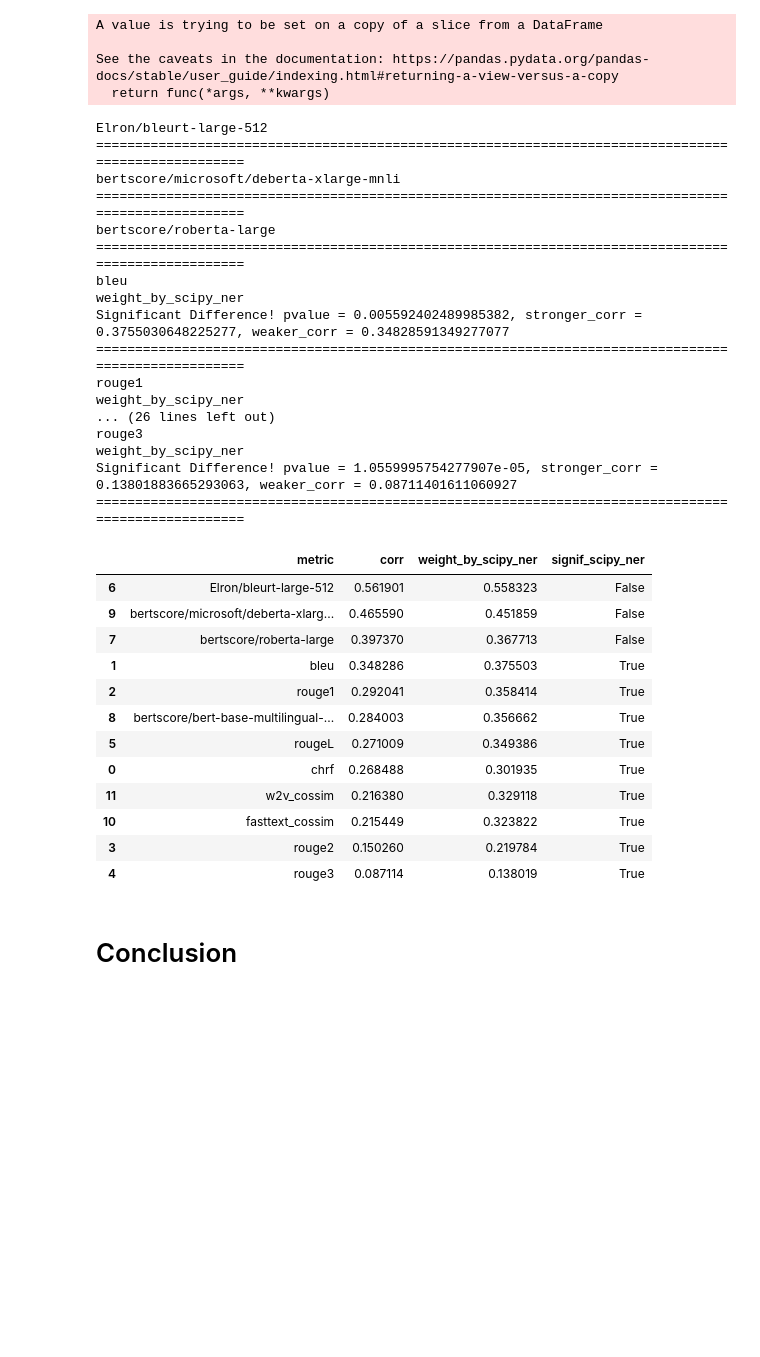
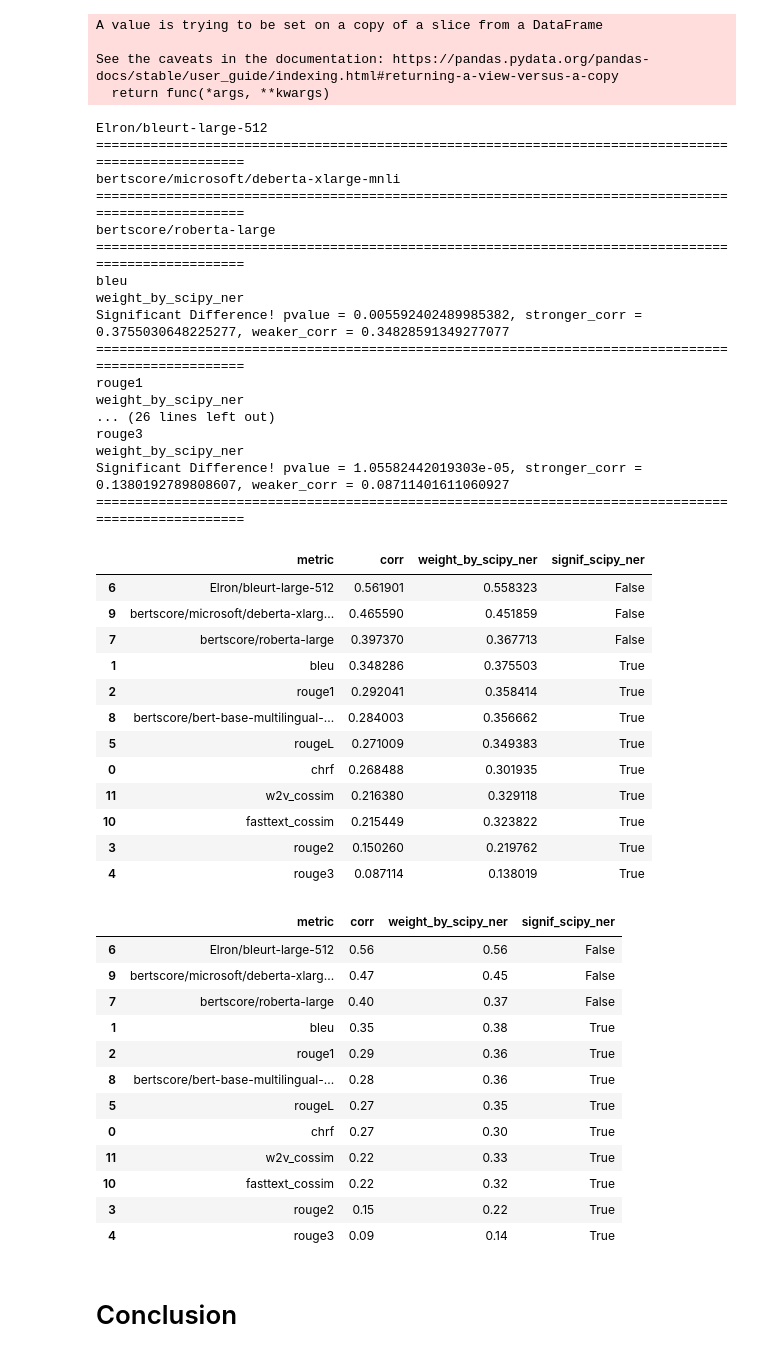
Before and after one commit to s-nlp/SGDD-TST, a Jupyter notebook: metric/reproduce_experiments.ipynb, the cells around one changed output. Cells and saved outputs as stored; diff of their text form; code cells hidden in the pictures; blank space fills up the shorter version.

Commit message:
metrics

```diff
--- a/metric/reproduce_experiments.ipynb
+++ b/metric/reproduce_experiments.ipynb
@@ -255,7 +255,7 @@ See the caveats in the documentation: https://pandas.pydata.org/pandas-docs/stab
 VERBOSE = True
 signif_dict = {'signif_scipy_ner':[]}
 
-df_rep_weighted_moreinfo = df_rep_weighted.copy()
+df_rep_weighted_moreinfo = df_ner_weighted.copy()
 
 for i,el in df_ner_weighted.iterrows():
     if VERBOSE == True: print(el['metric'])
@@ -294,7 +294,7 @@ weight_by_scipy_ner
 ... (26 lines left out)
 rouge3
 weight_by_scipy_ner
-Significant Difference! pvalue = 1.0559995754277907e-05, stronger_corr = 0.13801883665293063, weaker_corr = 0.08711401611060927
+Significant Difference! pvalue = 1.05582442019303e-05, stronger_corr = 0.1380192789808607, weaker_corr = 0.08711401611060927
 ====================================================================================================
 # %%
 def hlght(x):
@@ -321,9 +312,28 @@ df_rep_weighted_moreinfo.style.apply(hlght, axis=1)
 | 1 | bleu | 0.348286 | 0.375503 | True |
 | 2 | rouge1 | 0.292041 | 0.358414 | True |
 | 8 | bertscore/bert-base-multilingual-... | 0.284003 | 0.356662 | True |
-| 5 | rougeL | 0.271009 | 0.349386 | True |
+| 5 | rougeL | 0.271009 | 0.349383 | True |
 | 0 | chrf | 0.268488 | 0.301935 | True |
 | 11 | w2v_cossim | 0.216380 | 0.329118 | True |
 | 10 | fasttext_cossim | 0.215449 | 0.323822 | True |
-| 3 | rouge2 | 0.150260 | 0.219784 | True |
+| 3 | rouge2 | 0.150260 | 0.219762 | True |
 | 4 | rouge3 | 0.087114 | 0.138019 | True |
+# %%
+df_rep_weighted_moreinfo['corr'] = df_rep_weighted_moreinfo['corr'].apply(lambda x: round(x,2))
+df_rep_weighted_moreinfo['weight_by_scipy_ner'] = df_rep_weighted_moreinfo['weight_by_scipy_ner'].apply(lambda x: round(x,2))
+# %%
+df_rep_weighted_moreinfo
+# %% [output]
+|  | metric | corr | weight_by_scipy_ner | signif_scipy_ner |
+| 6 | Elron/bleurt-large-512 | 0.56 | 0.56 | False |
+| 9 | bertscore/microsoft/deberta-xlarg... | 0.47 | 0.45 | False |
+| 7 | bertscore/roberta-large | 0.40 | 0.37 | False |
+| 1 | bleu | 0.35 | 0.38 | True |
+| 2 | rouge1 | 0.29 | 0.36 | True |
+| 8 | bertscore/bert-base-multilingual-... | 0.28 | 0.36 | True |
+| 5 | rougeL | 0.27 | 0.35 | True |
+| 0 | chrf | 0.27 | 0.30 | True |
+| 11 | w2v_cossim | 0.22 | 0.33 | True |
+| 10 | fasttext_cossim | 0.22 | 0.32 | True |
+| 3 | rouge2 | 0.15 | 0.22 | True |
+| 4 | rouge3 | 0.09 | 0.14 | True |
```
Also changed, not shown: parts of 8 cells of this notebook, 1 other file.
